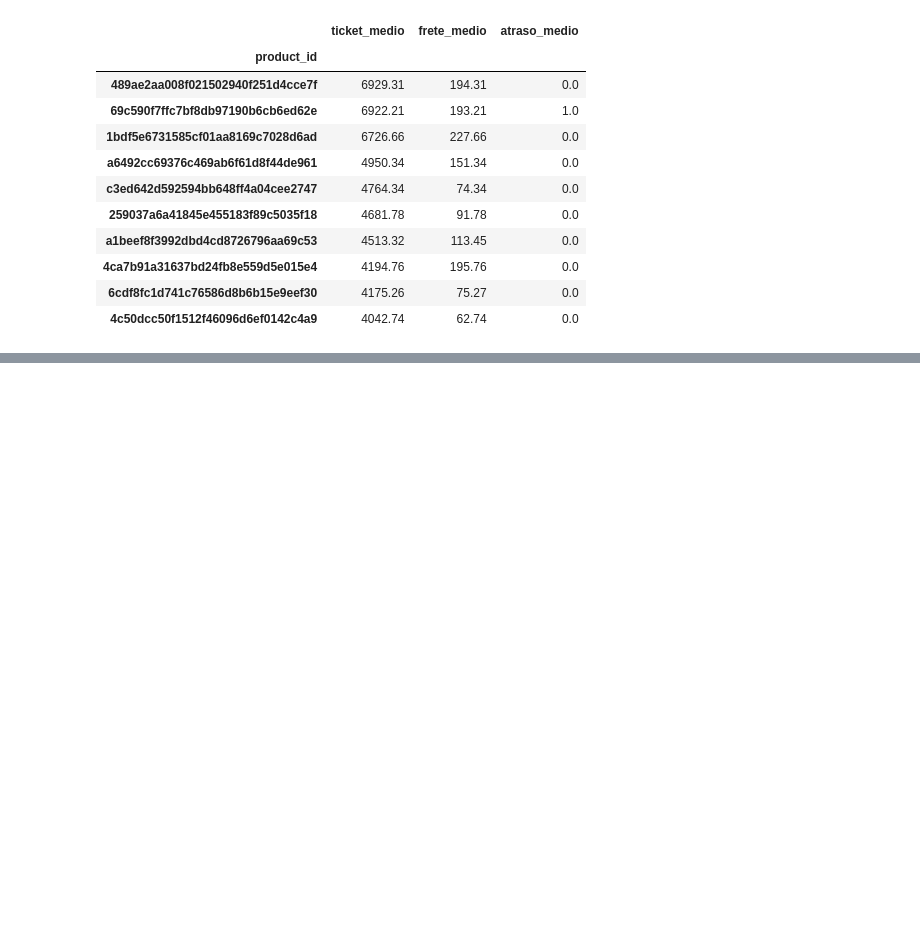
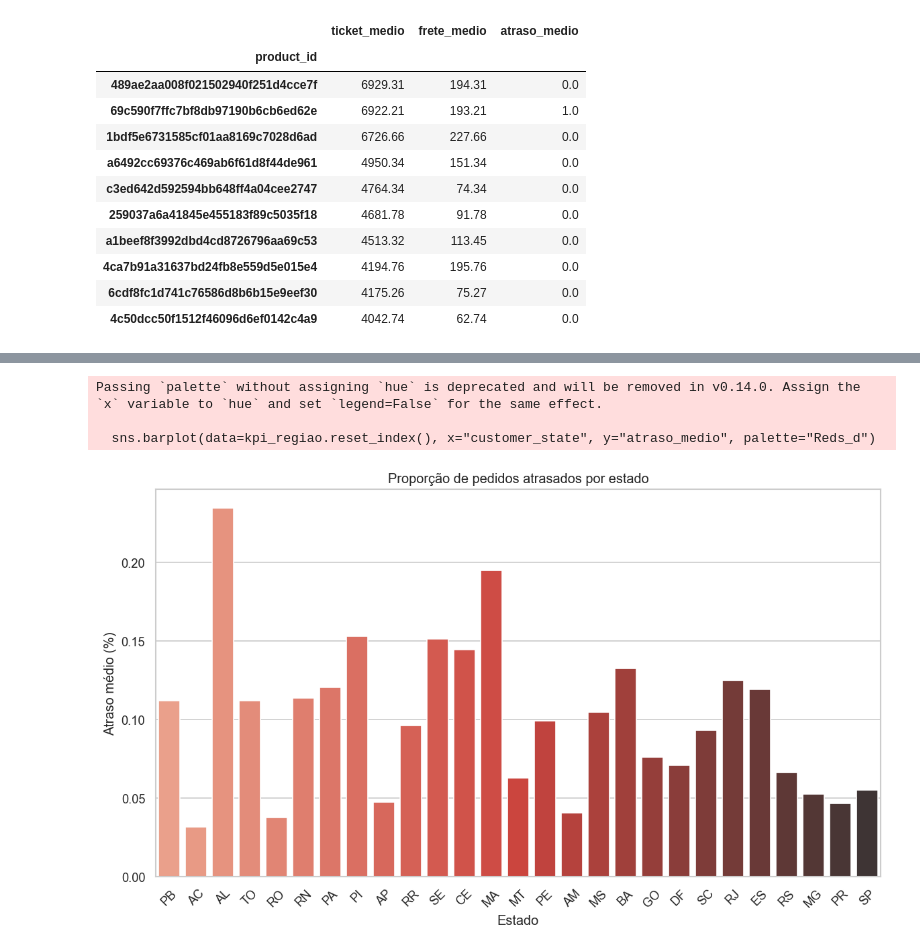
Before and after one commit to aline-henriques/ECOMMERCE-ANALYTICS, a Jupyter notebook: notebooks/analise_olist.ipynb, the cells around one changed output, grey strips where cells are left out. Saved outputs shown, nothing was run; the diff lists cells and outputs as text; code cells hidden in the pictures; blank space fills up the shorter version.

```diff
--- a/notebooks/analise_olist.ipynb
+++ b/notebooks/analise_olist.ipynb
@@ -247,0 +350,14 @@ kpi_regiao.head(10)
+# %%
+plt.figure()
+sns.barplot(data=kpi_regiao.reset_index(), x="customer_state", y="atraso_medio", palette="Reds_d")
+plt.title("Proporção de pedidos atrasados por estado")
+plt.xlabel("Estado")
+plt.ylabel("Atraso médio (%)")
+plt.xticks(rotation=45)
+plt.tight_layout()
+plt.show()
+# %% [output]
+Passing `palette` without assigning `hue` is deprecated and will be removed in v0.14.0. Assign the `x` variable to `hue` and set `legend=False` for the same effect.
+
+  sns.barplot(data=kpi_regiao.reset_index(), x="customer_state", y="atraso_medio", palette="Reds_d")
+[figure, added]
```
Also changed, not shown: parts of 23 cells of this notebook, 11 other files.
